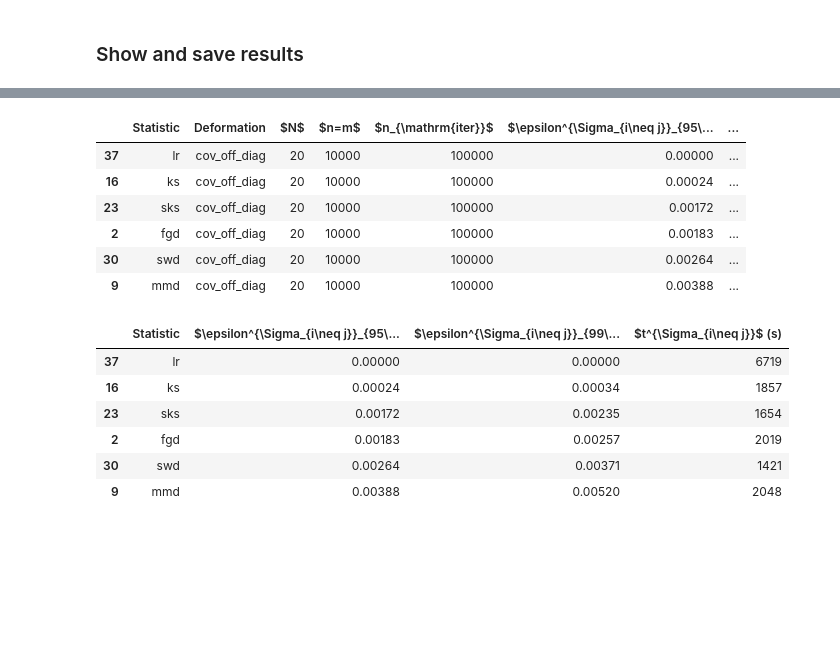
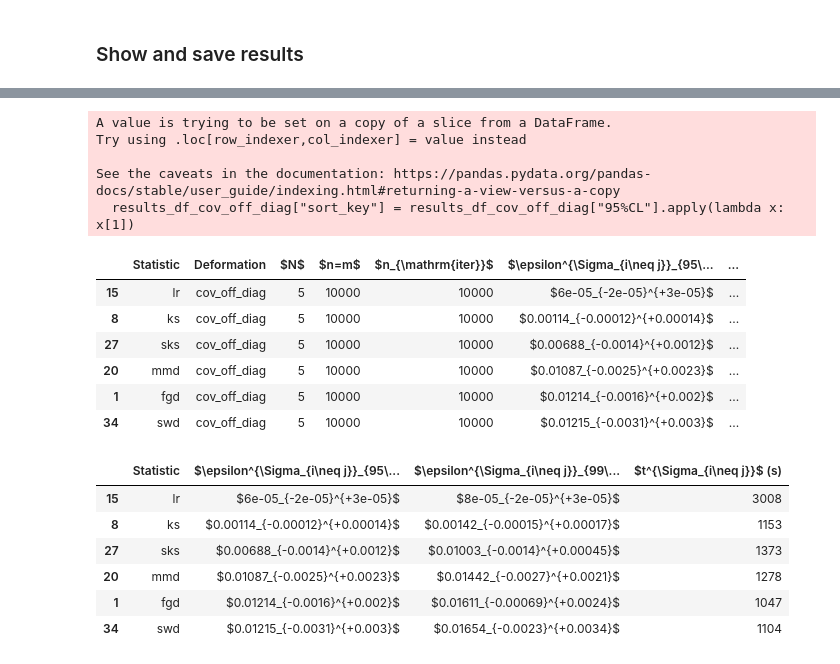
Before and after one commit to TwoSampleTests/GenerativeModelsMetrics, a Jupyter notebook: notebooks/Analysis_20D_mixture_leo100.ipynb, the cells around one changed output, grey strips where cells are left out. Cells and saved outputs as stored; diff of their text form; code cells hidden in the pictures; blank space fills up the shorter version.

```diff
--- a/notebooks/Analysis_20D_mixture_leo100.ipynb
+++ b/notebooks/Analysis_20D_mixture_leo100.ipynb
@@ -653,7 +653,7 @@ else:
 
     dtype = np.dtype(test_config_null["dtype_input"])
 test_kwargs = {"niter_null": niter,
-               "niter_alt": 10,
+               "niter_alt": 100,
                "batch_size_test": test_config_null["batch_size_test"],
                "batch_size_gen": test_config_null["batch_size_gen"],
                "small_sample_threshold": test_config_null["small_sample_threshold"],
@@ -749,7 +749,7 @@ eps_max_def = []
 bounds = ["upper", "central", "lower"]
 
 for deformation in deformations:
-    eps_max = 1.
+    eps_max = 0.01
     for bound in bounds:
         try:
             result = {k: v for k, v in existing_data.items() if v["null_config"]["name"] == "lr" and v["deformation"] == deformation and v["bound"] == bound}
@@ -788,29 +788,50 @@ dict_keys(['fgd_mean_2024-05-03T02:16:52.702412', 'fgd_cov_diag_2024-05-03T02:53
 # %% [markdown]
 ### Show and save results
 # %%
+# Function to format bounds
+def format_bounds(bounds):
+    lower, central, upper = bounds
+    return f"${central}_{{-{central-lower:.2g}}}^{{+{upper-central:.2g}}}$"
+
+def format_times(times):
+    return sum(times)
+
 global_results_list = [x for x in global_results.values()]
 results = []
 for global_result in global_results_list:
+    pippo = global_result
     name = global_result["null_config"]["name"]
     print(f"Metric: {name}")
     deformation = global_result["deformation"]
+    bound = global_result["bound"]
     ndims = global_result["null_config"]["test_config"]["ndims"]
     niter = global_result["null_config"]["test_config"]["niter"]
     nsamples = global_result["null_config"]["test_config"]["batch_size_test"]
     try:
-        exclusion_95 = eval(format(global_result["exclusion_list"][0][2], ".5f"))
+        exclusion_95 = eval(format(global_result["exclusion_list"][1][3], ".5f"))
     except:
         exclusion_95 = "N/A"
     try:
-        exclusion_99 = eval(format(global_result["exclusion_list"][1][2], ".5f"))
+        exclusion_99 = eval(format(global_result["exclusion_list"][2][3], ".5f"))
     except:
         exclusion_99 = "N/A"
     time_elapsed = global_result["time_elapsed"]
     #print(exclusion_95)
     #print(round_to_n_significant_digits(exclusion_95, 3))
-    results.append([name, deformation, ndims, niter, nsamples, exclusion_95, exclusion_99, int(time_elapsed)])
+    results.append([name, deformation, ndims, niter, nsamples, bound, exclusion_95, exclusion_99, int(time_elapsed)])
     #results.append([name, deformation, ndims, niter, nsamples, round_to_n_significant_digits(exclusion_95, 3), round_to_n_significant_digits(exclusion_99, 3), int(time_elapsed)])
-results_df = pd.DataFrame(results, columns=["Statistic", "Deformation", "$N$", "$n=m$", "$n_{\\mathrm{iter}}$", "$\\epsilon_{95\\%\\mathrm{CL}}$", "$\\epsilon_{99\\%\\mathrm{CL}}$", "t (s)"])
+results_df = pd.DataFrame(results, columns=["Statistic", "Deformation", "$N$", "$n=m$", "$n_{\\mathrm{iter}}$", "Bound", "$\\epsilon_{95\\%\\mathrm{CL}}$", "$\\epsilon_{99\\%\\mathrm{CL}}$", "t (s)"])
+results_df = results_df.groupby(["Statistic", "Deformation", "$N$", "$n=m$", "$n_{\\mathrm{iter}}$"]).agg({
+    "$\\epsilon_{95\\%\\mathrm{CL}}$": lambda x: sorted(x.tolist()),
+    "$\\epsilon_{99\\%\\mathrm{CL}}$": lambda x: sorted(x.tolist()),
+    "t (s)": lambda x: x.tolist()
+}).reset_index()
+results_df["95%CL"] = results_df["$\\epsilon_{95\\%\\mathrm{CL}}$"]
+results_df["99%CL"] = results_df["$\\epsilon_{99\\%\\mathrm{CL}}$"]
+results_df["time"] = results_df["t (s)"]
+results_df["$\\epsilon_{95\\%\\mathrm{CL}}$"] = results_df["$\\epsilon_{95\\%\\mathrm{CL}}$"].apply(format_bounds)
+results_df["$\\epsilon_{99\\%\\mathrm{CL}}$"] = results_df["$\\epsilon_{99\\%\\mathrm{CL}}$"].apply(format_bounds)
+results_df["t (s)"] = results_df["t (s)"].apply(format_times)
 times_df = pd.DataFrame(null_times+[["lr", "-"]], columns=["Statistic", "$t^{\\mathrm{null}}$ (s)"])
 # %% [output]
 Metric: fgd
@@ -883,22 +916,28 @@ display(sorted_df_cov_diag)
 # %%
-sorted_df_cov_off_diag = results_df_cov_off_diag.sort_values(by="$\\epsilon_{95\\%\\mathrm{CL}}$", ascending=True)
+results_df_cov_off_diag["sort_key"] = results_df_cov_off_diag["95%CL"].apply(lambda x: x[1])
+sorted_df_cov_off_diag = results_df_cov_off_diag.sort_values(by="sort_key", ascending=True).drop(columns=["sort_key"])
 sorted_df_cov_off_diag.rename(columns={"$\\epsilon_{95\\%\\mathrm{CL}}$": "$\\epsilon^{\\Sigma_{i\\neq j}}_{95\\%\\mathrm{CL}}$", "$\\epsilon_{99\\%\\mathrm{CL}}$": "$\\epsilon^{\\Sigma_{i\\neq j}}_{99\\%\\mathrm{CL}}$", "t (s)": "$t^{\\Sigma_{i\\neq j}}$ (s)"}, inplace=True)
 display(sorted_df_cov_off_diag)
-sorted_df_cov_off_diag.drop(columns=["Deformation","$N$","$n=m$","$n_{\\mathrm{iter}}$"], inplace=True)
+sorted_df_cov_off_diag.drop(columns=["Deformation","$N$","$n=m$","$n_{\\mathrm{iter}}$", "95%CL", "99%CL", "time"], inplace=True)
 display(sorted_df_cov_off_diag)
 # %% [output]
+A value is trying to be set on a copy of a slice from a DataFrame.
+Try using .loc[row_indexer,col_indexer] = value instead
+
+See the caveats in the documentation: https://pandas.pydata.org/pandas-docs/stable/user_guide/indexing.html#returning-a-view-versus-a-copy
+  results_df_cov_off_diag["sort_key"] = results_df_cov_off_diag["95%CL"].apply(lambda x: x[1])
 |  | Statistic | Deformation | $N$ | $n=m$ | $n_{\mathrm{iter}}$ | $\epsilon^{\Sigma_{i\neq j}}_{95\... | ... |
-| 37 | lr | cov_off_diag | 20 | 10000 | 100000 | 0.00000 | ... |
-| 16 | ks | cov_off_diag | 20 | 10000 | 100000 | 0.00024 | ... |
-| 23 | sks | cov_off_diag | 20 | 10000 | 100000 | 0.00172 | ... |
-| 2 | fgd | cov_off_diag | 20 | 10000 | 100000 | 0.00183 | ... |
-| 30 | swd | cov_off_diag | 20 | 10000 | 100000 | 0.00264 | ... |
-| 9 | mmd | cov_off_diag | 20 | 10000 | 100000 | 0.00388 | ... |
+| 15 | lr | cov_off_diag | 5 | 10000 | 10000 | $6e-05_{-2e-05}^{+3e-05}$ | ... |
+| 8 | ks | cov_off_diag | 5 | 10000 | 10000 | $0.00114_{-0.00012}^{+0.00014}$ | ... |
+| 27 | sks | cov_off_diag | 5 | 10000 | 10000 | $0.00688_{-0.0014}^{+0.0012}$ | ... |
+| 20 | mmd | cov_off_diag | 5 | 10000 | 10000 | $0.01087_{-0.0025}^{+0.0023}$ | ... |
+| 1 | fgd | cov_off_diag | 5 | 10000 | 10000 | $0.01214_{-0.0016}^{+0.002}$ | ... |
+| 34 | swd | cov_off_diag | 5 | 10000 | 10000 | $0.01215_{-0.0031}^{+0.003}$ | ... |
 |  | Statistic | $\epsilon^{\Sigma_{i\neq j}}_{95\... | $\epsilon^{\Sigma_{i\neq j}}_{99\... | $t^{\Sigma_{i\neq j}}$ (s) |
-| 37 | lr | 0.00000 | 0.00000 | 6719 |
-| 16 | ks | 0.00024 | 0.00034 | 1857 |
-| 23 | sks | 0.00172 | 0.00235 | 1654 |
-| 2 | fgd | 0.00183 | 0.00257 | 2019 |
-| 30 | swd | 0.00264 | 0.00371 | 1421 |
-| 9 | mmd | 0.00388 | 0.00520 | 2048 |
+| 15 | lr | $6e-05_{-2e-05}^{+3e-05}$ | $8e-05_{-2e-05}^{+3e-05}$ | 3008 |
+| 8 | ks | $0.00114_{-0.00012}^{+0.00014}$ | $0.00142_{-0.00015}^{+0.00017}$ | 1153 |
+| 27 | sks | $0.00688_{-0.0014}^{+0.0012}$ | $0.01003_{-0.0014}^{+0.00045}$ | 1373 |
+| 20 | mmd | $0.01087_{-0.0025}^{+0.0023}$ | $0.01442_{-0.0027}^{+0.0021}$ | 1278 |
+| 1 | fgd | $0.01214_{-0.0016}^{+0.002}$ | $0.01611_{-0.00069}^{+0.0024}$ | 1047 |
+| 34 | swd | $0.01215_{-0.0031}^{+0.003}$ | $0.01654_{-0.0023}^{+0.0034}$ | 1104 |
 # %%
```
Also changed, not shown: parts of 8 cells of this notebook, 17 other files.
